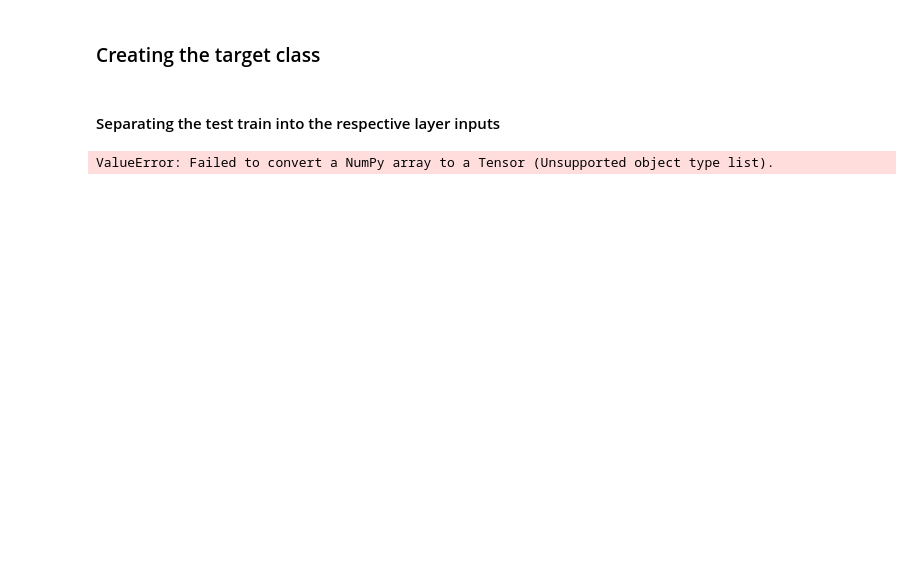
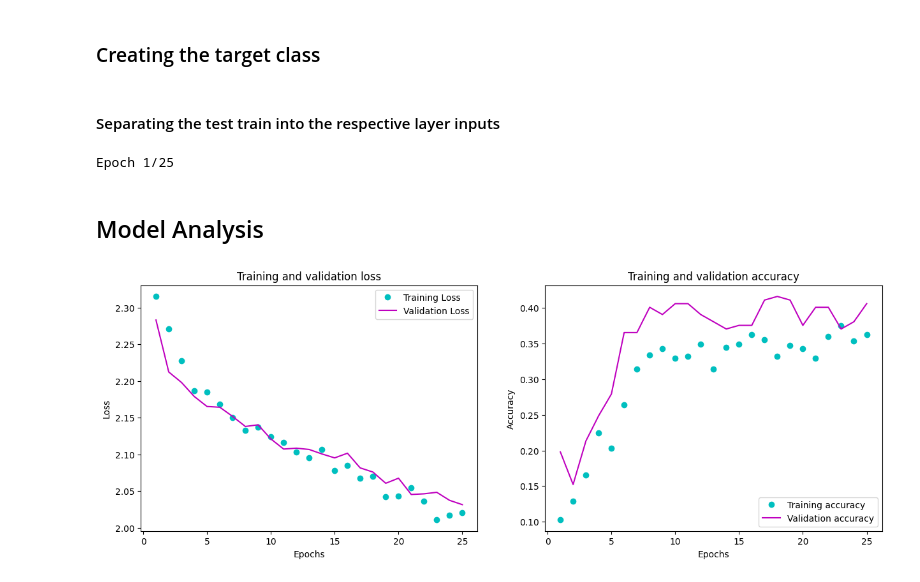
Before and after one commit to ToniCardosooo/ML2-Project, a Jupyter notebook: allegedCnn.ipynb, the cells around one changed output. Cells and saved outputs as stored; diff of their text form; code cells hidden in the pictures; blank space fills up the shorter version.

```diff
--- a/allegedCnn.ipynb
+++ b/allegedCnn.ipynb
@@ -70,7 +80,6 @@ features_1d = keras.Input(shape=features_1d_shape, name='features_1d')
 
 featureslayer = layers.Conv1D(32, 3, activation='relu')(features_1d)
 featureslayer = layers.MaxPooling1D(2)(featureslayer)
-featureslayer = layers.Dropout(0.2)(featureslayer)
 featureslayer = layers.Conv1D(64, 3, activation='relu')(featureslayer)
 featureslayer = layers.MaxPooling1D(2)(featureslayer)
 featureslayer = layers.Dropout(0.2)(featureslayer)
@@ -128,8 +126,11 @@ conv_data = pd.DataFrame(conv_data)
 ### Creating the target class
 # %%
 from sklearn.model_selection import train_test_split
+import numpy as np
+
 X = conv_data.drop(columns=['slice_file_name','classID'])
-y = conv_data.iloc[:,-1]
+y = conv_data['classID']
 X_train, X_test, y_train, y_test = train_test_split(X, y, test_size=0.3, random_state=42, stratify=conv_data['classID'])
+X_train , X_val, y_train, y_val = train_test_split(X_train, y_train, test_size=0.3, random_state=42, stratify=y_train)
 # %% [markdown]
 #### Separating the test train into the respective layer inputs
@@ -150,3 +158,7 @@ X_train_1d = np.stack([
+# %%
+X_train_chroma, X_train_mel, X_train_fourier, X_train_1d = reshape_data(X_train)
+X_test_chroma, X_test_mel, X_test_fourier, X_test_1d = reshape_data(X_test)
+X_val_chroma, X_val_mel, X_val_fourier, X_val_1d = reshape_data(X_val)
 # %%
 model.compile(
     optimizer='adam',
@@ -154,11 +166,42 @@ model.compile(
     metrics=['accuracy']
     )
 
-model.fit(
+a = model.fit(
     x={'features_1d': X_train_1d, 'chromagram_input': X_train_chroma, 'mel_spectogram_input': X_train_mel, 'fourier_tempogram': X_train_fourier},
-    y=y_train.to_numpy(),
-    epochs=10,
-    batch_size=32
+    y=np.asarray(tuple(y_train.to_list())).astype(np.float32),
+    validation_data=({'features_1d': X_val_1d, 'chromagram_input': X_val_chroma, 'mel_spectogram_input': X_val_mel, 'fourier_tempogram': X_val_fourier}, np.asarray(tuple(y_val.to_list())).astype(np.float32)),
+    epochs=25,
+    batch_size=65
 )
 # %% [output]
-ValueError: Failed to convert a NumPy array to a Tensor (Unsupported object type list).
+Epoch 1/25
+# %% [markdown]
+## Model Analysis
+# %%
+#Adapted from Deep Learning with Python by Francois Chollet, 2018
+import matplotlib.pyplot as plt
+
+history_dict = a.history
+
+loss_values=history_dict['loss']
+acc_values=history_dict['accuracy']
+val_loss_values = history_dict['val_loss']
+val_acc_values = history_dict['val_accuracy']
+
+epochs = range(1,26)
+fig,(ax1,ax2)=plt.subplots(1,2,figsize=(15,5))
+ax1.plot(epochs,loss_values,'co',label='Training Loss')
+ax1.plot(epochs,val_loss_values,'m', label='Validation Loss')
+ax1.set_title('Training and validation loss')
+ax1.set_xlabel('Epochs')
+ax1.set_ylabel('Loss')
+ax1.legend()
+ax2.plot(epochs,acc_values,'co', label='Training accuracy')
+ax2.plot(epochs,val_acc_values,'m', label='Validation accuracy')
+ax2.set_title('Training and validation accuracy')
+ax2.set_xlabel('Epochs')
+ax2.set_ylabel('Accuracy')
+ax2.legend()
+plt.show()
+# %% [output]
+[figure, added]
```
Also changed, not shown: parts of 14 cells of this notebook, 1 other file.
